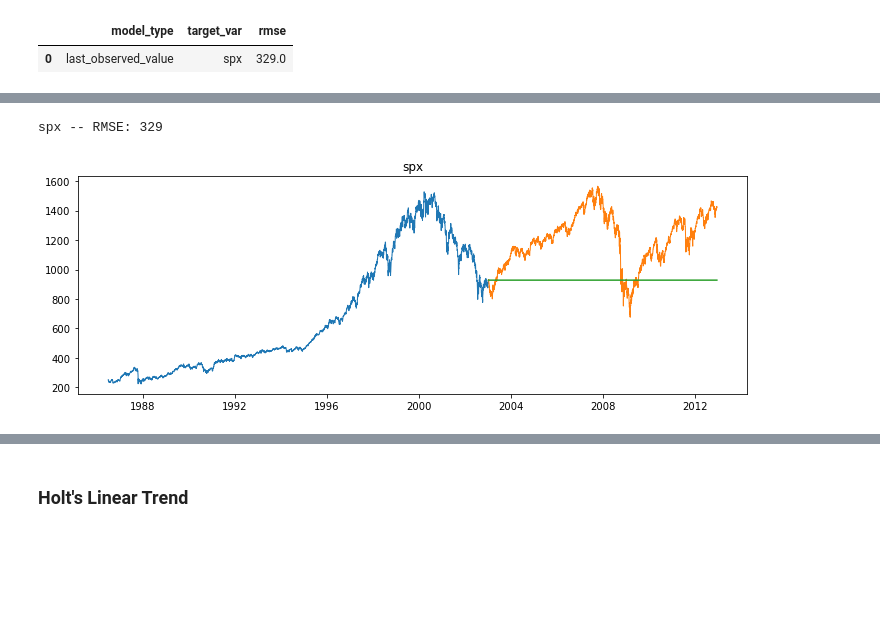
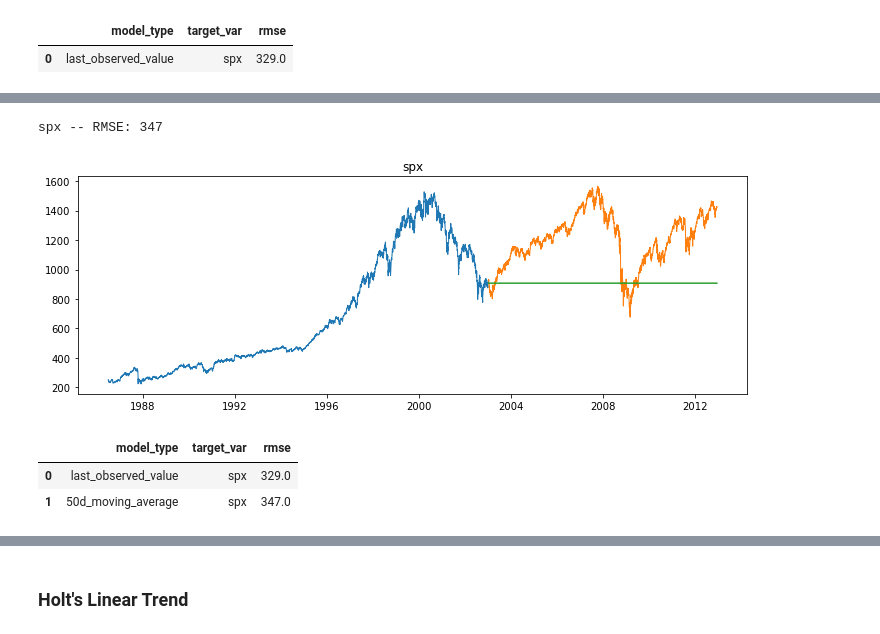
Before and after one commit to lukewbecker/time-series-exercises, a Jupyter notebook: model_exercises.ipynb, the cells around one changed output, grey strips where cells are left out. Cells and saved outputs as stored; diff of their text form; code cells hidden in the pictures; blank space fills up the shorter version.

```diff
--- a/model_exercises.ipynb
+++ b/model_exercises.ipynb
@@ -669,6 +664,14 @@ yhat_df.head(3)
+# %%
+plot_and_eval('spx')
+# %% [output]
+spx -- RMSE: 347
+[figure, added]
 # %%
 for col in train.columns:
-    plot_and_eval(col)
+    eval_df = append_eval_df(model_type='50d_moving_average',
+                            target_var = col)
+eval_df
 # %% [output]
-spx -- RMSE: 329
-[figure, removed]
+|  | model_type | target_var | rmse |
+| 0 | last_observed_value | spx | 329.0 |
+| 1 | 50d_moving_average | spx | 347.0 |
```
Also changed, not shown: parts of 57 cells of this notebook.
